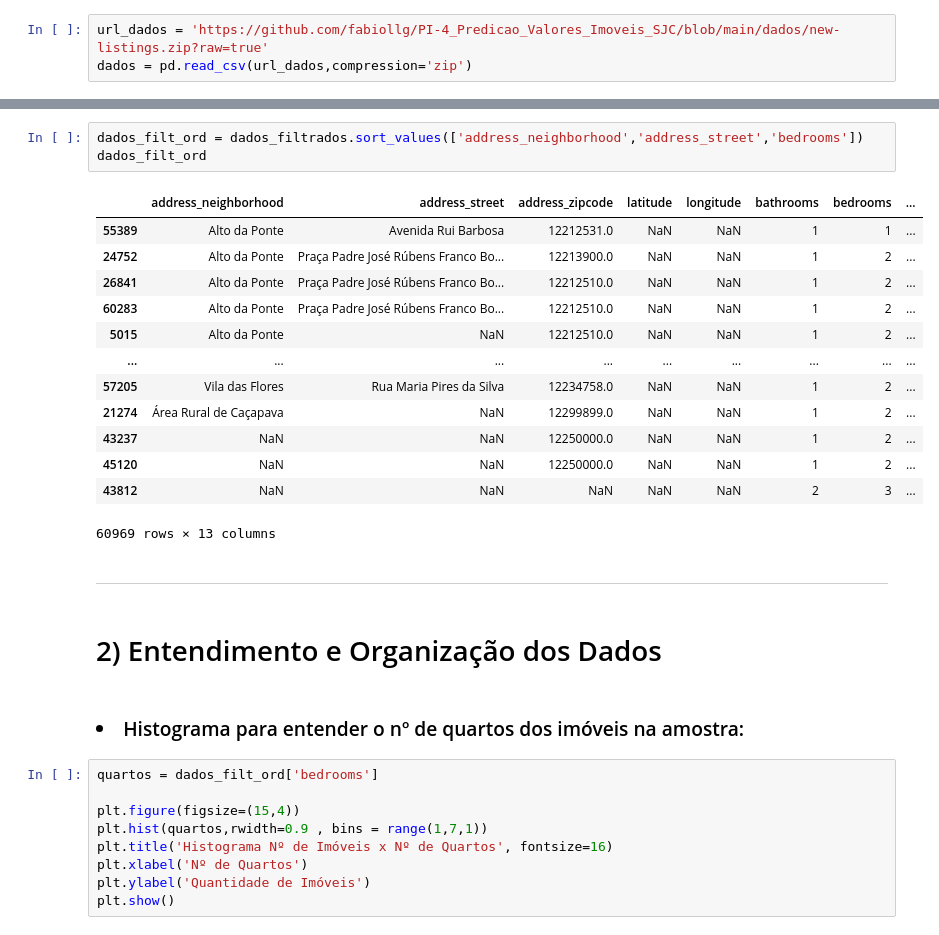
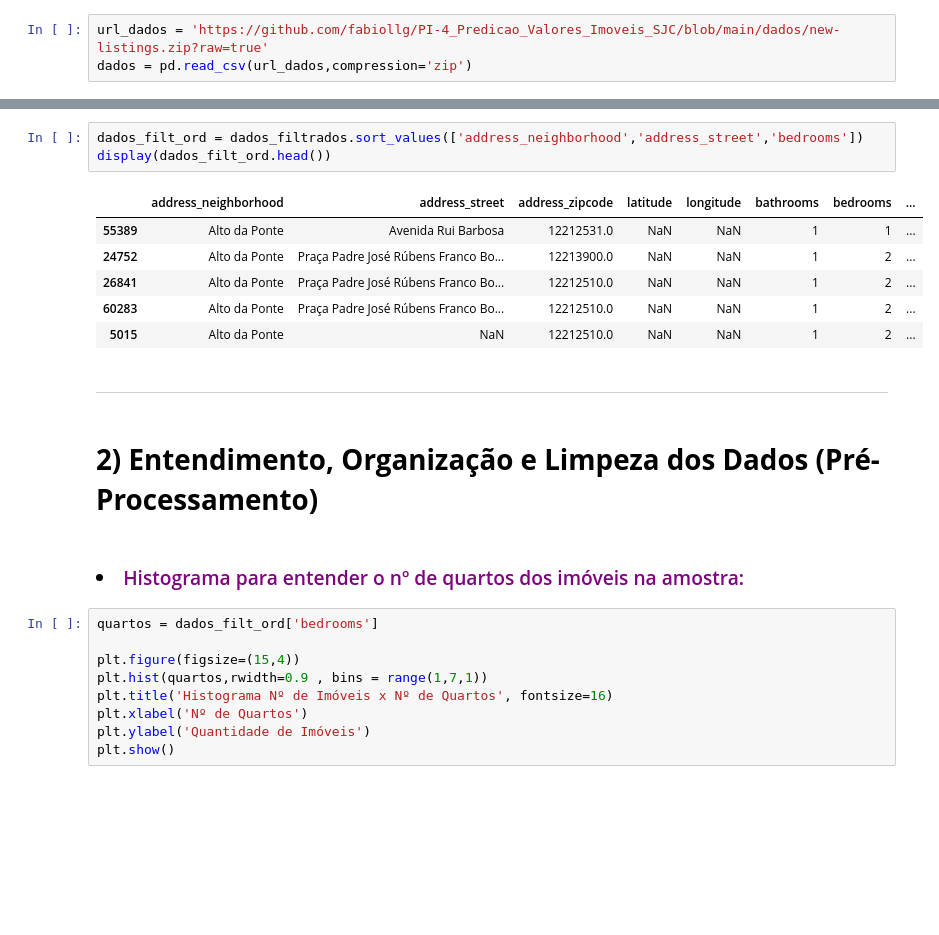
Before and after one commit to fabiollg/PI-4_Predicao_Valores_Imoveis_SJC, a Jupyter notebook: PI_4_Predicao_Valores_Imoveis_SJC.ipynb, the cells around one changed output, grey strips where cells are left out. Drawn from its saved outputs; the diff is of its cells as text; blank space fills up the shorter version.

```diff
--- a/PI_4_Predicao_Valores_Imoveis_SJC.ipynb
+++ b/PI_4_Predicao_Valores_Imoveis_SJC.ipynb
@@ -61,26 +71,19 @@ display(dados_filtrados)
 # %%
 dados_filt_ord = dados_filtrados.sort_values(['address_neighborhood','address_street','bedrooms'])
-dados_filt_ord
+display(dados_filt_ord.head())
 # %% [output]
 |  | address_neighborhood | address_street | address_zipcode | latitude | longitude | bathrooms | bedrooms | ... |
 | 55389 | Alto da Ponte | Avenida Rui Barbosa | 12212531.0 | NaN | NaN | 1 | 1 | ... |
 | 24752 | Alto da Ponte | Praça Padre José Rúbens Franco Bo... | 12213900.0 | NaN | NaN | 1 | 2 | ... |
 | 26841 | Alto da Ponte | Praça Padre José Rúbens Franco Bo... | 12212510.0 | NaN | NaN | 1 | 2 | ... |
 | 60283 | Alto da Ponte | Praça Padre José Rúbens Franco Bo... | 12212510.0 | NaN | NaN | 1 | 2 | ... |
 | 5015 | Alto da Ponte | NaN | 12212510.0 | NaN | NaN | 1 | 2 | ... |
-| ... | ... | ... | ... | ... | ... | ... | ... | ... |
-| 57205 | Vila das Flores | Rua Maria Pires da Silva | 12234758.0 | NaN | NaN | 1 | 2 | ... |
-| 21274 | Área Rural de Caçapava | NaN | 12299899.0 | NaN | NaN | 1 | 2 | ... |
-| 43237 | NaN | NaN | 12250000.0 | NaN | NaN | 1 | 2 | ... |
-| 45120 | NaN | NaN | 12250000.0 | NaN | NaN | 1 | 2 | ... |
-| 43812 | NaN | NaN | NaN | NaN | NaN | 2 | 3 | ... |
-60969 rows × 13 columns
 # %% [markdown]
 <hr>
 # %% [markdown]
-# 2) Entendimento e Organização dos Dados
+# <b>2) Entendimento, Organização e Limpeza dos Dados (Pré-Processamento)</b>
 # %% [markdown]
-### <li>Histograma para entender o nº de quartos dos imóveis na amostra:
+### <li><font color="#800080">Histograma para entender o nº de quartos dos imóveis na amostra:</font>
 # %%
 quartos = dados_filt_ord['bedrooms']
 
```
Also changed, not shown: parts of 148 cells of this notebook.
